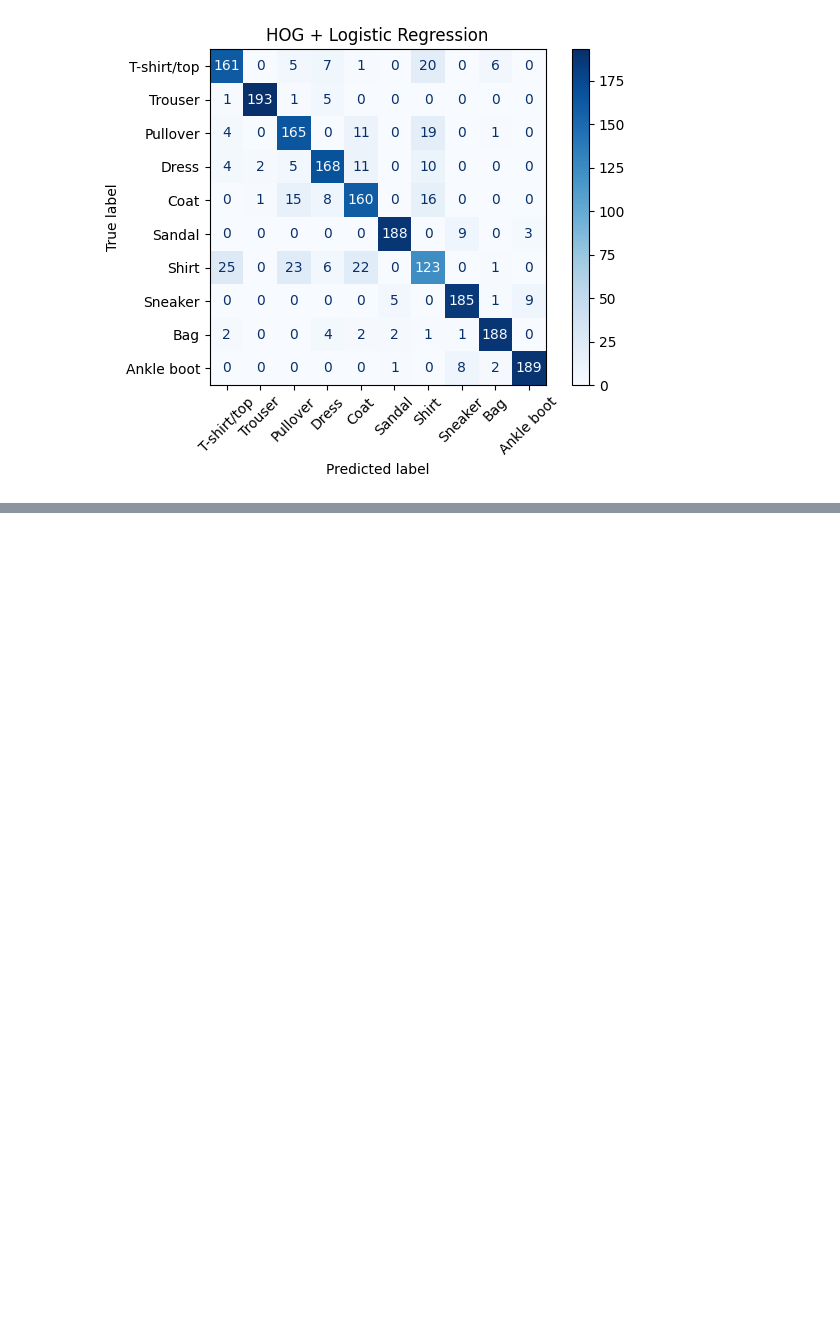
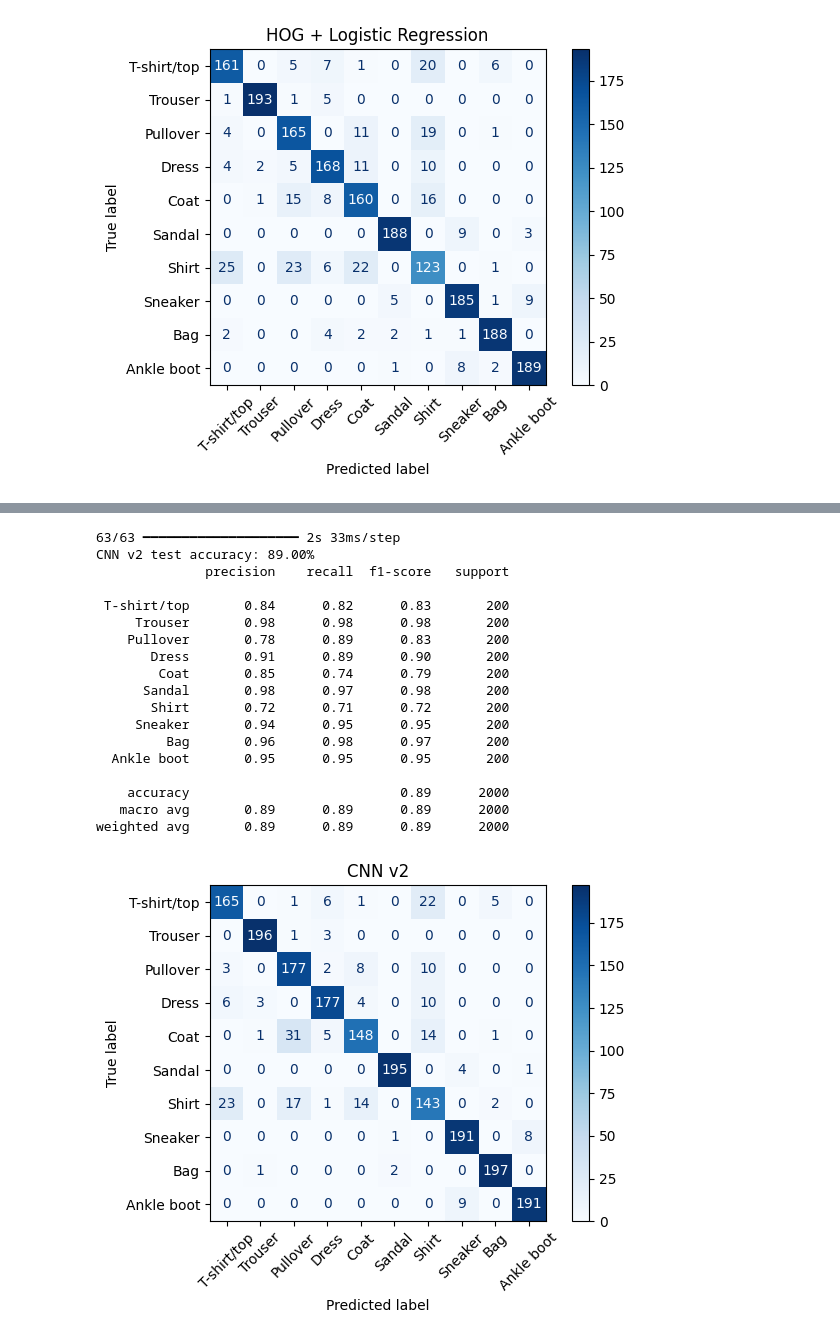
Before and after one commit to AnaDiazJ/egci463, a Jupyter notebook: Pattern_Midterm_Group9.ipynb, the cells around one changed output, grey strips where cells are left out. Saved outputs shown, nothing was run; the diff lists cells and outputs as text; code cells hidden in the pictures; blank space fills up the shorter version.

```diff
--- a/Pattern_Midterm_Group9.ipynb
+++ b/Pattern_Midterm_Group9.ipynb
@@ -754,0 +831,39 @@ display(comparison.style.format({"Test accuracy": "{:.2%}"}))
+# %%
+import numpy as np
+from sklearn.metrics import accuracy_score, classification_report, ConfusionMatrixDisplay
+
+# Predict the most likely class for each test image
+y_pred_cnn2 = np.argmax(model_v2.predict(X_test), axis=1)
+cnn2_accuracy = accuracy_score(y_test, y_pred_cnn2)
+print(f"CNN v2 test accuracy: {cnn2_accuracy:.2%}")
+
+# Per-class precision / recall / F1 (look at the Shirt row)
+print(classification_report(y_test, y_pred_cnn2, target_names=labels))
+
+# Confusion matrix with readable class names
+ConfusionMatrixDisplay.from_predictions(
+    y_test, y_pred_cnn2, display_labels=labels, xticks_rotation=45, cmap="Blues"
+)
+plt.title("CNN v2")
+plt.tight_layout()
+plt.show()
+# %% [output]
+63/63 ━━━━━━━━━━━━━━━━━━━━ 2s 33ms/step
+CNN v2 test accuracy: 89.00%
+              precision    recall  f1-score   support
+
+ T-shirt/top       0.84      0.82      0.83       200
+     Trouser       0.98      0.98      0.98       200
+    Pullover       0.78      0.89      0.83       200
+       Dress       0.91      0.89      0.90       200
+        Coat       0.85      0.74      0.79       200
+      Sandal       0.98      0.97      0.98       200
+       Shirt       0.72      0.71      0.72       200
+     Sneaker       0.94      0.95      0.95       200
+         Bag       0.96      0.98      0.97       200
+  Ankle boot       0.95      0.95      0.95       200
+
+    accuracy                           0.89      2000
+   macro avg       0.89      0.89      0.89      2000
+weighted avg       0.89      0.89      0.89      2000
+[figure, added]
```
Also changed, not shown: parts of 14 cells of this notebook.
